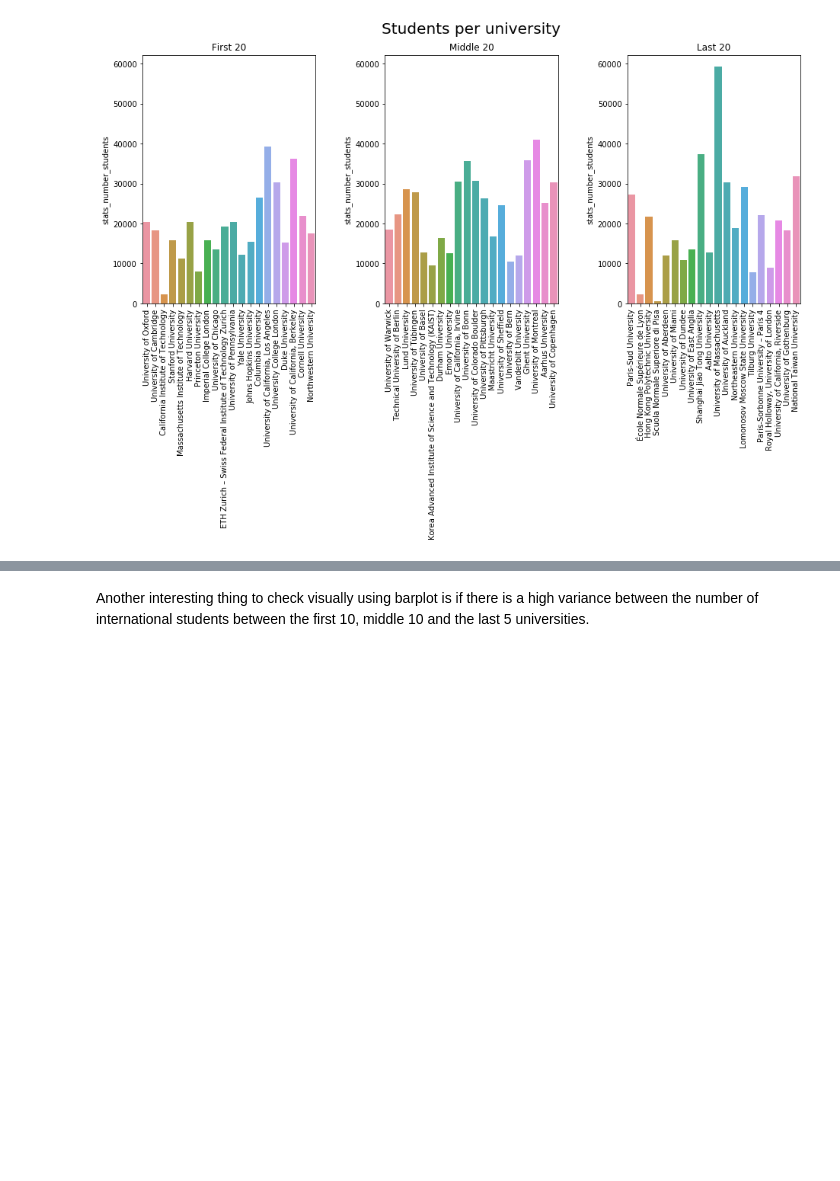
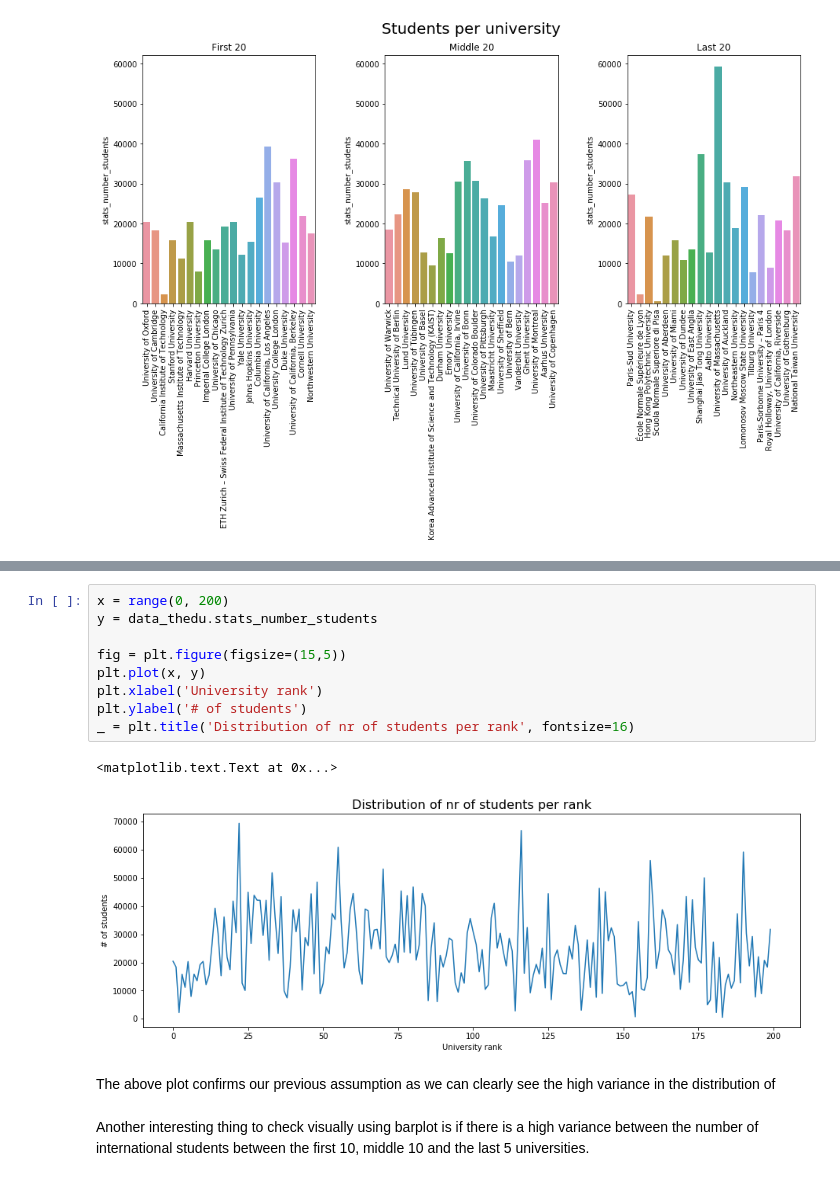
Before and after one commit to baetuc/ADA-CS-401, a Jupyter notebook: 02 - Data from the Web/Homework 2.ipynb, the cells around one changed output, grey strips where cells are left out. Saved outputs shown, nothing was run; the diff lists cells and outputs as text; blank space fills up the shorter version.

Commit message:
Added last plot for Task 2

```diff
--- a/02 - Data from the Web/Homework 2.ipynb
+++ b/02 - Data from the Web/Homework 2.ipynb
@@ -955,3 +958,17 @@ _ = plt.title('Students per university', fontsize=15)
+# %%
+x = range(0, 200)
+y = data_thedu.stats_number_students
+
+fig = plt.figure(figsize=(15,5))
+plt.plot(x, y)
+plt.xlabel('University rank')
+plt.ylabel('# of students')
+_ = plt.title('Distribution of nr of students per rank', fontsize=16)
+# %% [output]
+<matplotlib.text.Text at 0x...>
+[figure, added]
+# %% [markdown]
+The above plot confirms our previous assumption as we can clearly see the high variance in the distribution of
 # %% [markdown]
 Another interesting thing to check visually using barplot is if there is a high variance between the number of international students between the first 10, middle 10 and the last 5 universities.
 # %%
```
Also changed, not shown: parts of 6 cells of this notebook.
